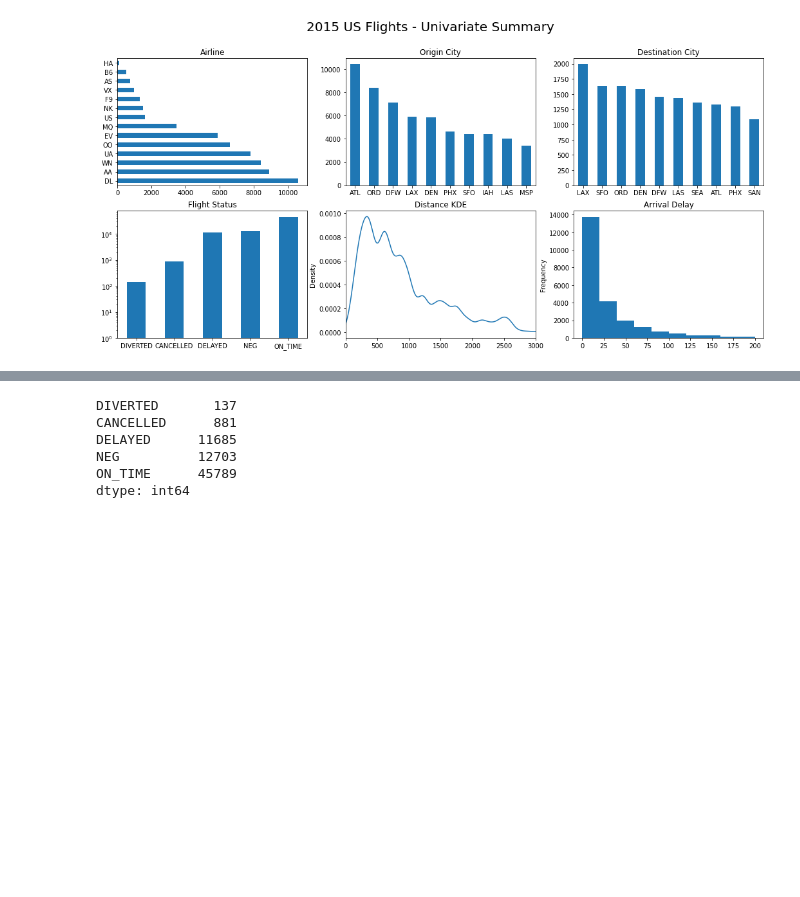
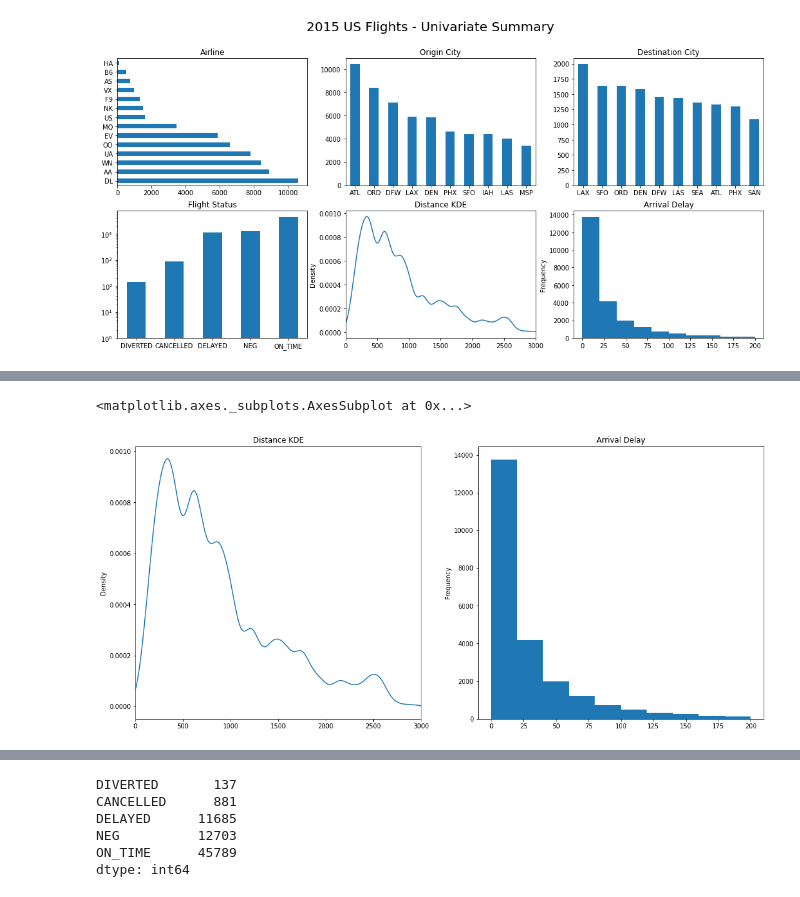
Before and after one commit to son50git/PKT_004_Visualizaiton_PY_MTL, a Jupyter notebook: PKT_004_Rework_02.ipynb, the cells around one changed output, grey strips where cells are left out. Drawn from its saved outputs; the diff is of its cells as text; code cells hidden in the pictures; blank space fills up the shorter version.

```diff
--- a/PKT_004_Rework_02.ipynb
+++ b/PKT_004_Rework_02.ipynb
@@ -654,0 +700,10 @@ flights['ARR_DELAY'].plot(kind='hist', ax=ax6,
+# %%
+fig3, ax_array = plt.subplots(1, 2, figsize=(18,8))
+ax1, ax2 = ax_array  # (ax1, ax2) = ax_array
+
+# flights['DIST'].plot(kind='kde', ax=ax1, range=(0, 3000), title='Distance KDE') # ERROR with range=()
+flights['DIST'].plot(kind='kde', ax=ax1, xlim=(0, 3000), title='Distance KDE')
+flights['ARR_DELAY'].plot(kind='hist', ax=ax2, title='Arrival Delay', range=(0,200))
+# %% [output]
+<matplotlib.axes._subplots.AxesSubplot at 0x...>
+[figure, added]
```
Also changed, not shown: parts of 5 cells of this notebook.
